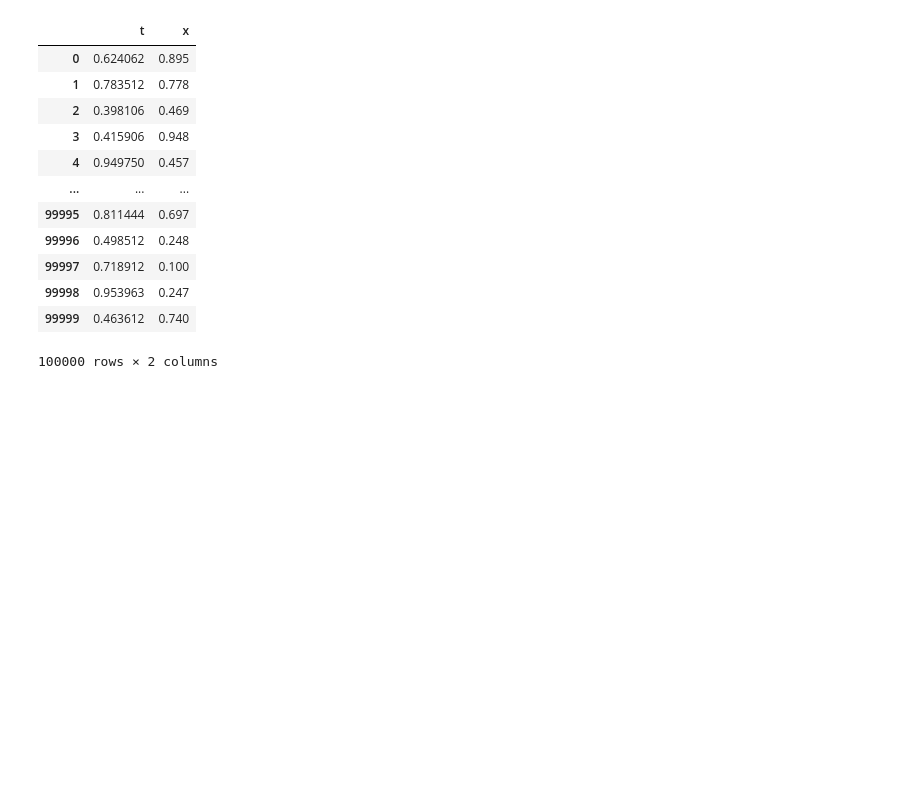
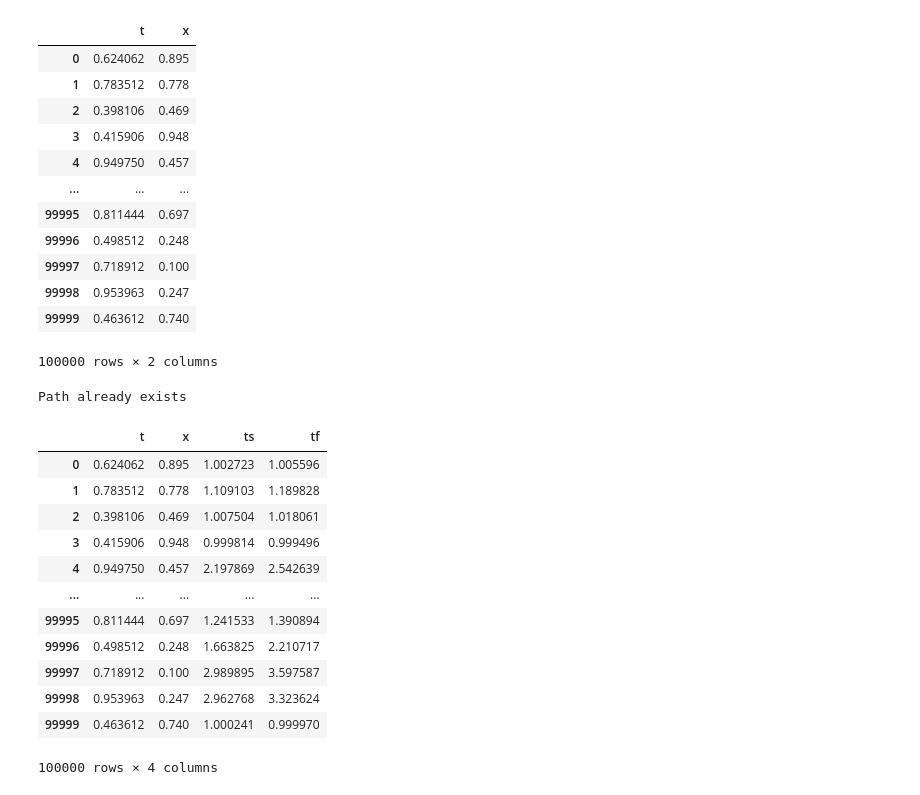
Before and after one commit to fabianjaeger1/DLSC, a Jupyter notebook: Project_A/Fabian_Jaeger_Task1.ipynb, the cells around one changed output. Saved outputs shown, nothing was run; the diff lists cells and outputs as text; code cells hidden in the pictures; blank space fills up the shorter version.

```diff
--- a/Project_A/Fabian_Jaeger_Task1.ipynb
+++ b/Project_A/Fabian_Jaeger_Task1.ipynb
@@ -443,0 +466,30 @@ for i in t_test:
+# %%
+solution_test_data = pinn.approximate_solution(test_data_tensor)
+# %%
+save_path_pred = "Fabian_Jaeger_17-740-325"
+try:
+    os.makedirs(save_path_pred)
+except:
+    print("Path already exists")
+
+test_pred = test_data.copy()
+test_pred['ts'] = solution_test_data[:, 1].detach().numpy()
+test_pred['tf'] = solution_test_data[:, 0].detach().numpy()
+display(test_pred)
+
+test_pred.to_csv("{}/Task1.txt".format(save_path_pred), header=True, index=None, sep=',', mode='w')
+# %% [output]
+Path already exists
+|  | t | x | ts | tf |
+| 0 | 0.624062 | 0.895 | 1.002723 | 1.005596 |
+| 1 | 0.783512 | 0.778 | 1.109103 | 1.189828 |
+| 2 | 0.398106 | 0.469 | 1.007504 | 1.018061 |
+| 3 | 0.415906 | 0.948 | 0.999814 | 0.999496 |
+| 4 | 0.949750 | 0.457 | 2.197869 | 2.542639 |
+| ... | ... | ... | ... | ... |
+| 99995 | 0.811444 | 0.697 | 1.241533 | 1.390894 |
+| 99996 | 0.498512 | 0.248 | 1.663825 | 2.210717 |
+| 99997 | 0.718912 | 0.100 | 2.989895 | 3.597587 |
+| 99998 | 0.953963 | 0.247 | 2.962768 | 3.323624 |
+| 99999 | 0.463612 | 0.740 | 1.000241 | 0.999970 |
+100000 rows × 4 columns
```
Also changed, not shown: parts of 8 cells of this notebook, 1 other file.
